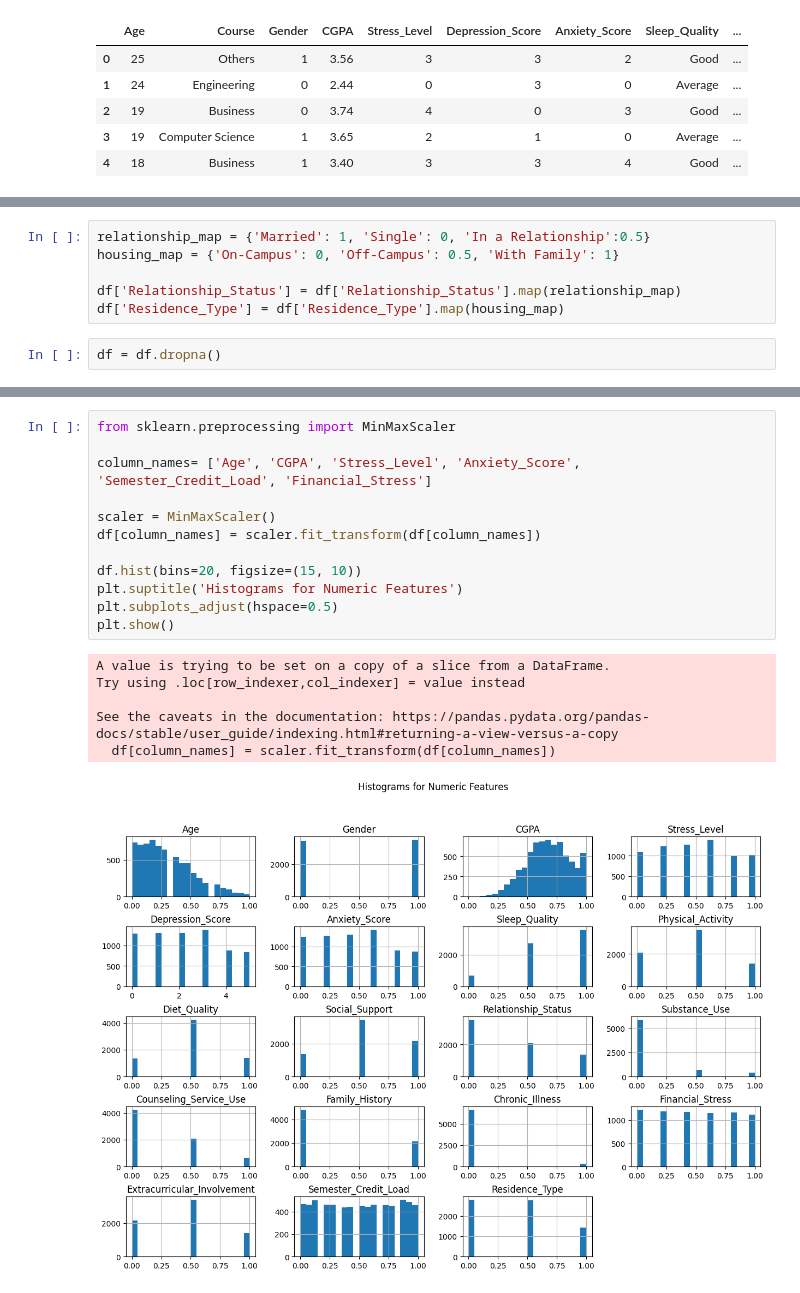
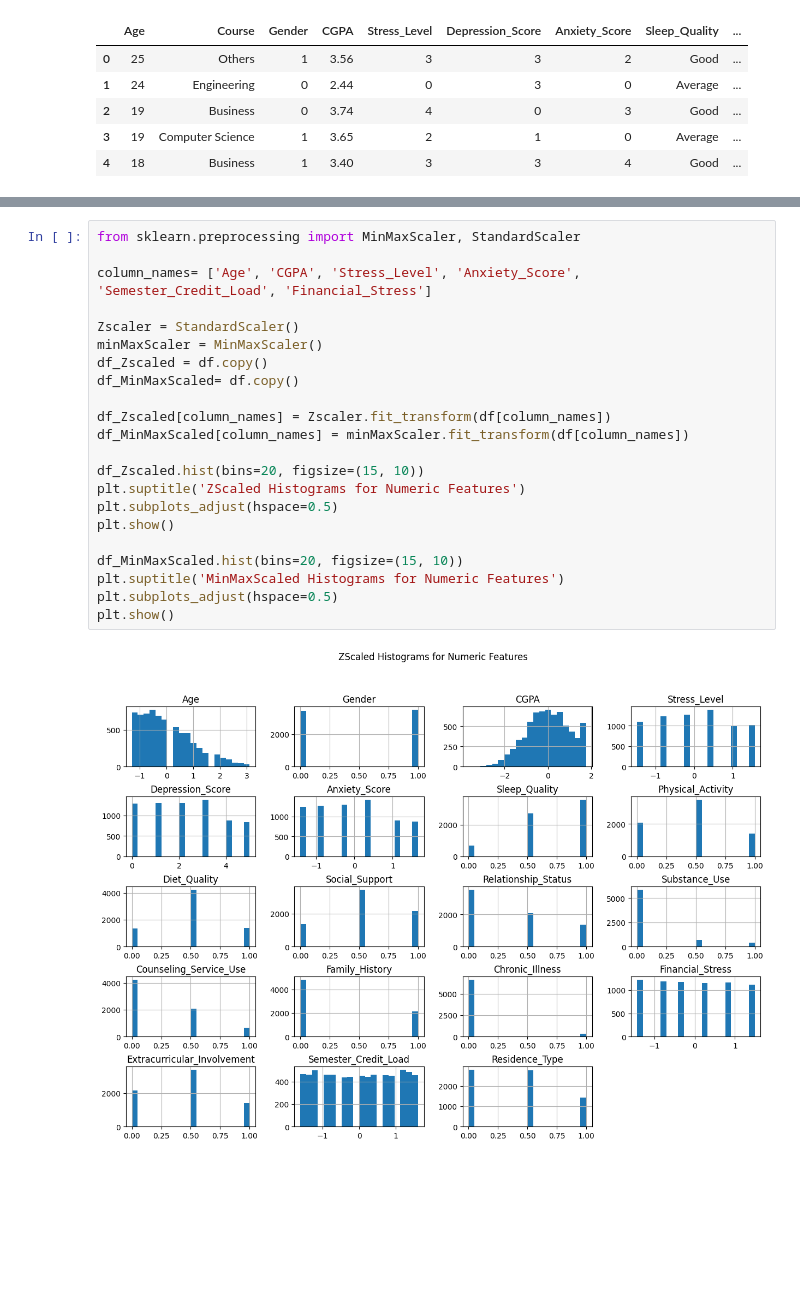
Before and after one commit to ReehalS/student-mental-health-model, a Jupyter notebook: Code/EDA.ipynb, the cells around one changed output, grey strips where cells are left out. Drawn from its saved outputs; the diff is of its cells as text; blank space fills up the shorter version.

```diff
--- a/Code/EDA.ipynb
+++ b/Code/EDA.ipynb
@@ -93,11 +100,3 @@ for column in good_bad:
-# %%
-relationship_map = {'Married': 1, 'Single': 0, 'In a Relationship':0.5}
-housing_map = {'On-Campus': 0, 'Off-Campus': 0.5, 'With Family': 1}
-
-df['Relationship_Status'] = df['Relationship_Status'].map(relationship_map)
-df['Residence_Type'] = df['Residence_Type'].map(housing_map)
-# %%
-df = df.dropna()
 # %%
 
 for column in df.columns:
@@ -123,21 +122,26 @@ Unique values in 'Semester_Credit_Load':
 Unique values in 'Residence_Type':
 [0.  0.5 1. ]
 # %%
-from sklearn.preprocessing import MinMaxScaler
+from sklearn.preprocessing import MinMaxScaler, StandardScaler
 
 column_names= ['Age', 'CGPA', 'Stress_Level', 'Anxiety_Score', 'Semester_Credit_Load', 'Financial_Stress']
 
-scaler = MinMaxScaler()
-df[column_names] = scaler.fit_transform(df[column_names])
+Zscaler = StandardScaler()
+minMaxScaler = MinMaxScaler()
+df_Zscaled = df.copy()
+df_MinMaxScaled= df.copy()
 
-df.hist(bins=20, figsize=(15, 10))
-plt.suptitle('Histograms for Numeric Features')
+df_Zscaled[column_names] = Zscaler.fit_transform(df[column_names])
+df_MinMaxScaled[column_names] = minMaxScaler.fit_transform(df[column_names])
+
+df_Zscaled.hist(bins=20, figsize=(15, 10))
+plt.suptitle('ZScaled Histograms for Numeric Features')
 plt.subplots_adjust(hspace=0.5)
 plt.show()
+
+df_MinMaxScaled.hist(bins=20, figsize=(15, 10))
+plt.suptitle('MinMaxScaled Histograms for Numeric Features')
+plt.subplots_adjust(hspace=0.5)
+plt.show()
 # %% [output]
-A value is trying to be set on a copy of a slice from a DataFrame.
-Try using .loc[row_indexer,col_indexer] = value instead
-
-See the caveats in the documentation: https://pandas.pydata.org/pandas-docs/stable/user_guide/indexing.html#returning-a-view-versus-a-copy
-  df[column_names] = scaler.fit_transform(df[column_names])
-[figure, old version]
+[figure, new version]
```
Also changed, not shown: parts of 4 cells of this notebook.
